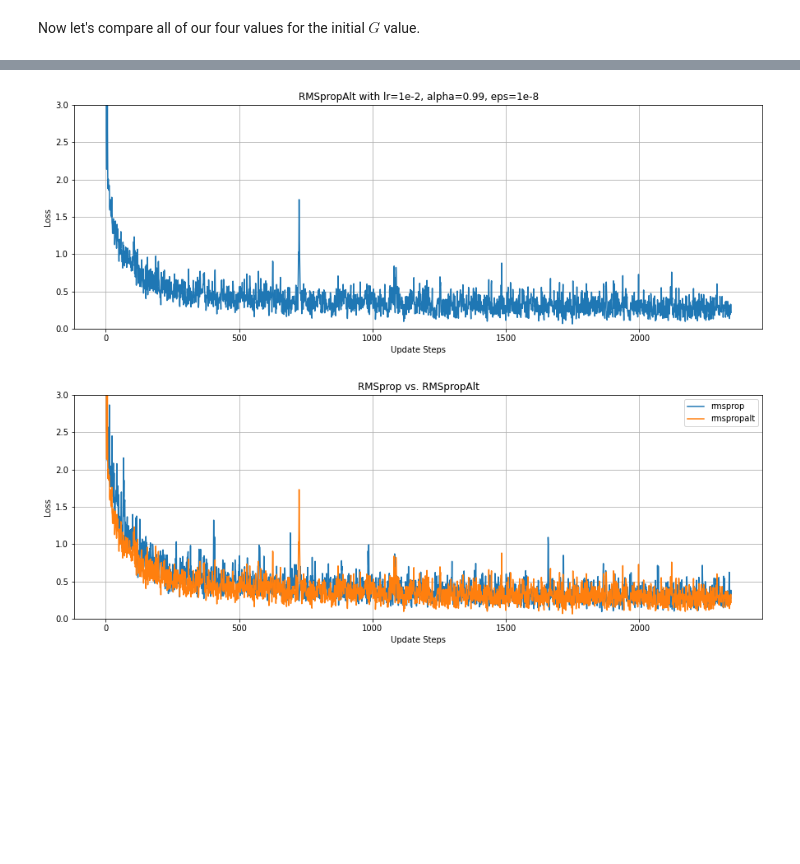
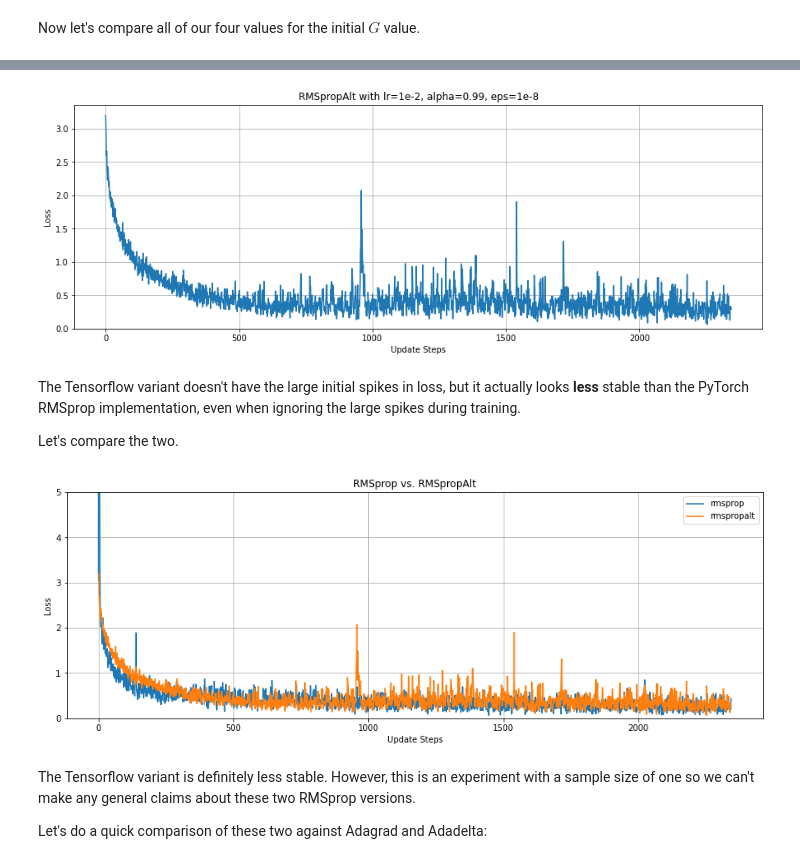
Before and after one commit to bentrevett/a-tour-of-pytorch-optimizers, a Jupyter notebook: a-tour-of-optimizers.ipynb, the cells around one changed output, grey strips where cells are left out. Drawn from its saved outputs; the diff is of its cells as text; code cells hidden in the pictures; blank space fills up the shorter version.

```diff
--- a/a-tour-of-optimizers.ipynb
+++ b/a-tour-of-optimizers.ipynb
@@ -535,7 +561,7 @@ class RMSpropAlt:
         self.lr = lr
         self.alpha = alpha
         self.eps = eps
-        self.avg_sqr_grads = [torch.zeros_like(p) for p in self.model_params]
+        self.avg_sqr_grads = [torch.ones_like(p) for p in self.model_params]
 
     def zero_grad(self):
         for param in self.model_params:
@@ -551,13 +577,17 @@ class RMSpropAlt:
 optimizer = RMSpropAlt(model.parameters())
 rmspropalt_loss = train(train_iterator, model, optimizer, criterion, device)
 # %%
-plot_loss(rmspropalt_loss, 'RMSpropAlt with lr=1e-2, alpha=0.99, eps=1e-8', ymax=3.0)
+plot_loss(rmspropalt_loss, 'RMSpropAlt with lr=1e-2, alpha=0.99, eps=1e-8')
 # %% [output]
-[figure, old version]
+[figure, new version]
+# %% [markdown]
+The Tensorflow variant doesn't have the large initial spikes in loss, but it actually looks **less** stable than the PyTorch RMSprop implementation, even when ignoring the large spikes during training.
+
+Let's compare the two.
 # %%
 losses = [rmsprop_loss, rmspropalt_loss]
 labels = ['rmsprop', 'rmspropalt']
 
-plot_losses(losses, labels, 'RMSprop vs. RMSpropAlt', ymax=3.0)
+plot_losses(losses, labels, 'RMSprop vs. RMSpropAlt', ymax=5.0)
 # %% [output]
-[figure, old version]
+[figure, new version]
@@ -565,0 +594,4 @@ http://zna.do/epsilon
+# %% [markdown]
+The Tensorflow variant is definitely less stable. However, this is an experiment with a sample size of one so we can't make any general claims about these two RMSprop versions.
+
+Let's do a quick comparison of these two against Adagrad and Adadelta:
```
Also changed, not shown: parts of 45 cells of this notebook.
